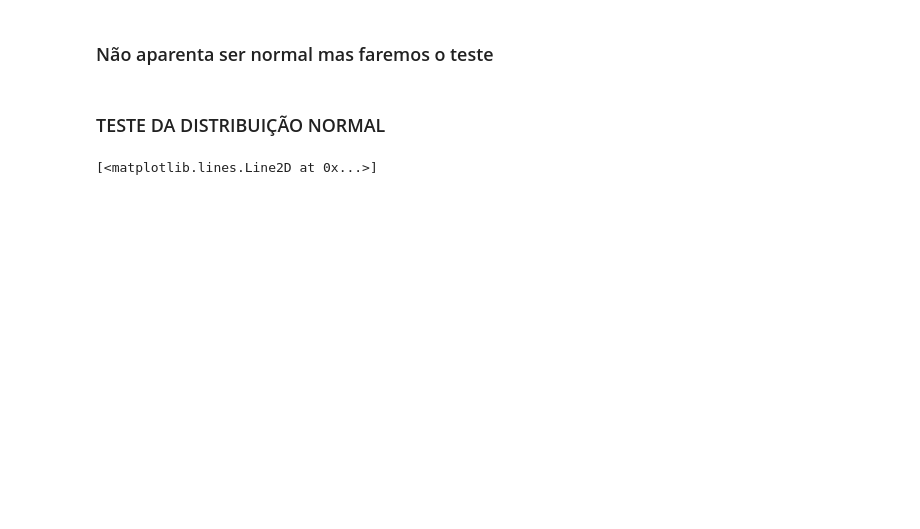
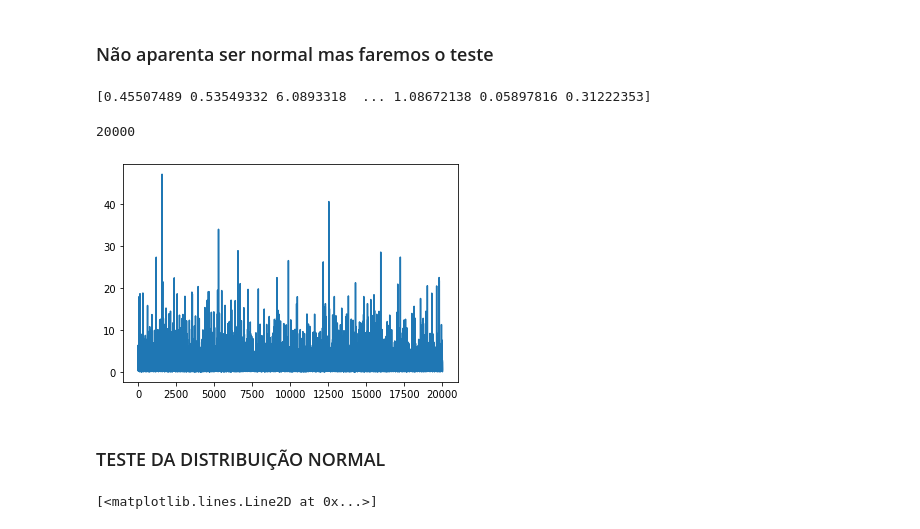
Before and after one commit to ricardomeca/Projetos-Lets-Code, a Jupyter notebook: Projeto 6/projeto_6.ipynb, the cells around one changed output. Drawn from its saved outputs; the diff is of its cells as text; code cells hidden in the pictures; blank space fills up the shorter version.

```diff
--- a/Projeto 6/projeto_6.ipynb
+++ b/Projeto 6/projeto_6.ipynb
@@ -390,7 +392,14 @@ plt.hist(valores,bins=50);
 # %%
 # Cálculo da média e desvio padrão da AMOSTRA
 media = np.mean(valores)
 S = np.std(valores)
+print(valores)
+plt.plot(valores)
+len(valores)
+# %% [output]
+[0.45507489 0.53549332 6.0893318  ... 1.08672138 0.05897816 0.31222353]
+20000
+[figure, added]
 # %% [markdown]
 ### TESTE DA DISTRIBUIÇÃO NORMAL
 # %%
```
Also changed, not shown: parts of 35 cells of this notebook.
